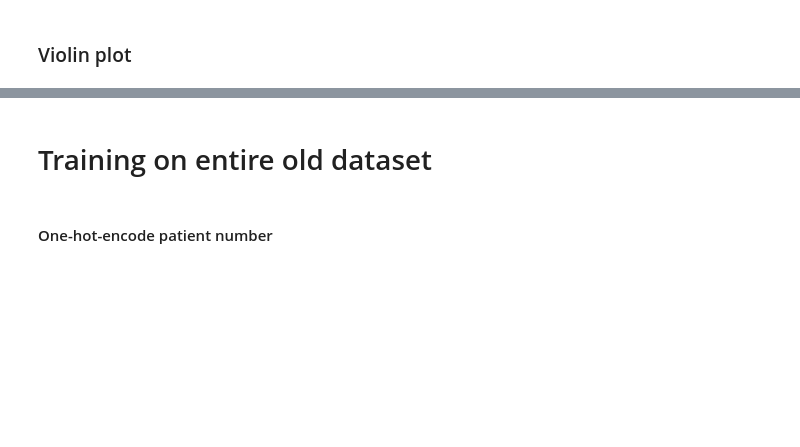
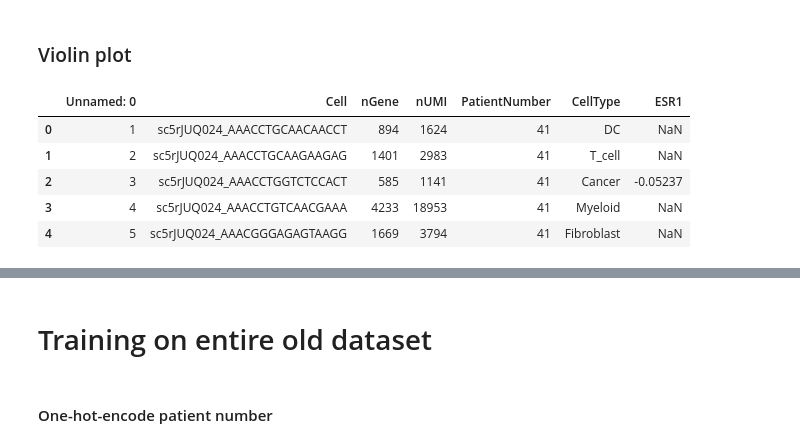
Before and after one commit to sevsorita/single_cell, a Jupyter notebook: notebooks/Violinplots_and_LeaveOnePatientOut.ipynb, the cells around one changed output, grey strips where cells are left out. Drawn from its saved outputs; the diff is of its cells as text; code cells hidden in the pictures; blank space fills up the shorter version.

```diff
--- a/notebooks/Violinplots_and_LeaveOnePatientOut.ipynb
+++ b/notebooks/Violinplots_and_LeaveOnePatientOut.ipynb
@@ -138,4 +197,13 @@ oldset_mdESR1 = oldset_md.dropna(subset = ["ESR1"])
 # %% [markdown]
 ### Violin plot
+# %%
+oldset_md.head()
+# %% [output]
+|  | Unnamed: 0 | Cell | nGene | nUMI | PatientNumber | CellType | ESR1 |
+| 0 | 1 | sc5rJUQ024_AAACCTGCAACAACCT | 894 | 1624 | 41 | DC | NaN |
+| 1 | 2 | sc5rJUQ024_AAACCTGCAAGAAGAG | 1401 | 2983 | 41 | T_cell | NaN |
+| 2 | 3 | sc5rJUQ024_AAACCTGGTCTCCACT | 585 | 1141 | 41 | Cancer | -0.05237 |
+| 3 | 4 | sc5rJUQ024_AAACCTGTCAACGAAA | 4233 | 18953 | 41 | Myeloid | NaN |
+| 4 | 5 | sc5rJUQ024_AAACGGGAGAGTAAGG | 1669 | 3794 | 41 | Fibroblast | NaN |
 # %%
 fig, ax = plt.subplots(1,1, dpi=400, figsize=(15,5))
```
Also changed, not shown: parts of 14 cells of this notebook.
